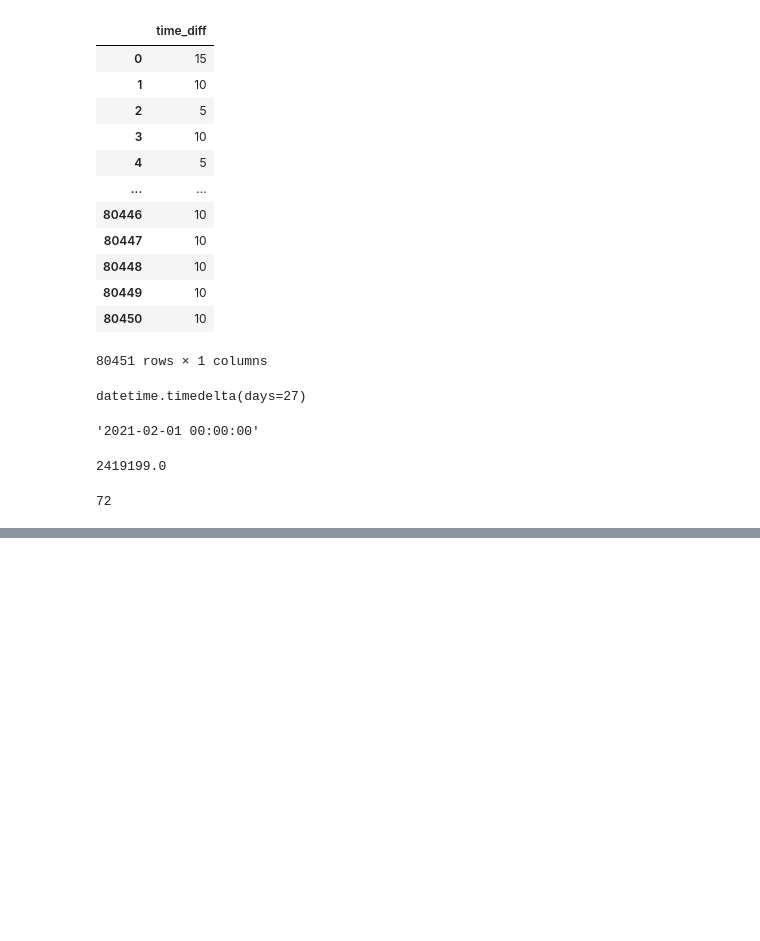
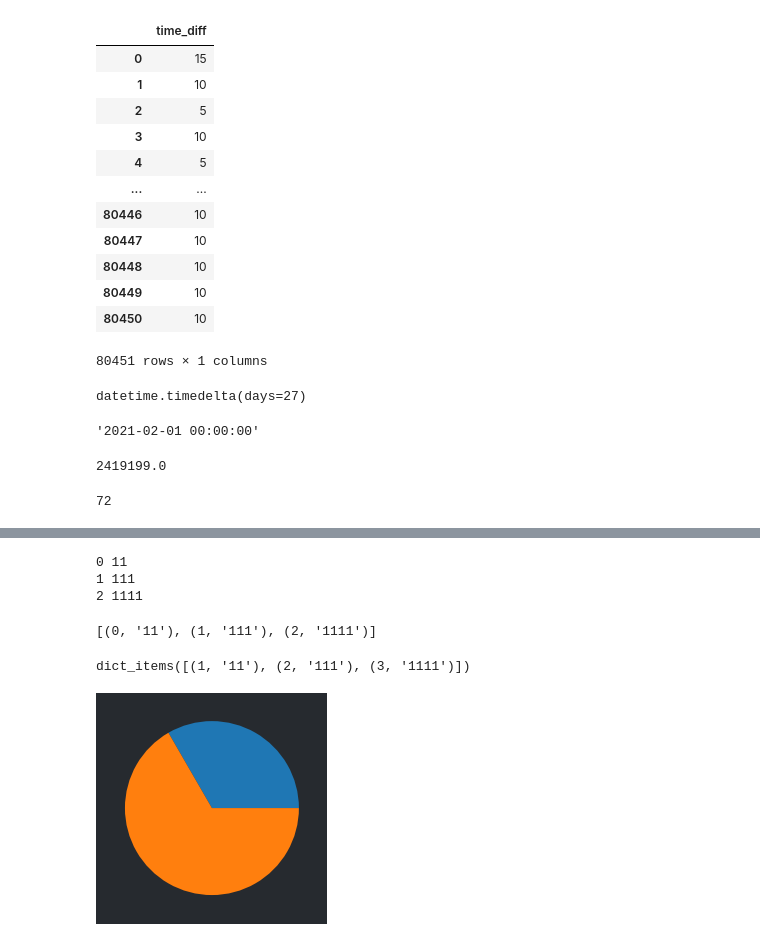
Before and after one commit to vasiljev-sr/MyJupyterNotebook, a Jupyter notebook: Machine_stats черновик.ipynb, the cells around one changed output, grey strips where cells are left out. Saved outputs shown, nothing was run; the diff lists cells and outputs as text; code cells hidden in the pictures; blank space fills up the shorter version.

```diff
--- a/Machine_stats черновик.ipynb
+++ b/Machine_stats черновик.ipynb
@@ -527,0 +528,9 @@ for i in range(2):
+# %%
+l1= [0,1,2]
+l2 = [2,3,4]
+for i,j in list(zip(l1,d.values())):
+    print(i,j)
+# %% [output]
+0 11
+1 111
+2 1111
@@ -527,0 +539,14 @@ for i in range(2):
+# %%
+list(zip(l1,d.values()))
+# %% [output]
+[(0, '11'), (1, '111'), (2, '1111')]
+# %%
+d.items()
+# %% [output]
+dict_items([(1, '11'), (2, '111'), (3, '1111')])
+# %%
+fig, ax = plt.subplots()
+ax.pie([10,20])
+fig.canvas.draw()
+# %% [output]
+[figure, added]
```
Also changed, not shown: parts of 7 cells of this notebook, 7 other files.
